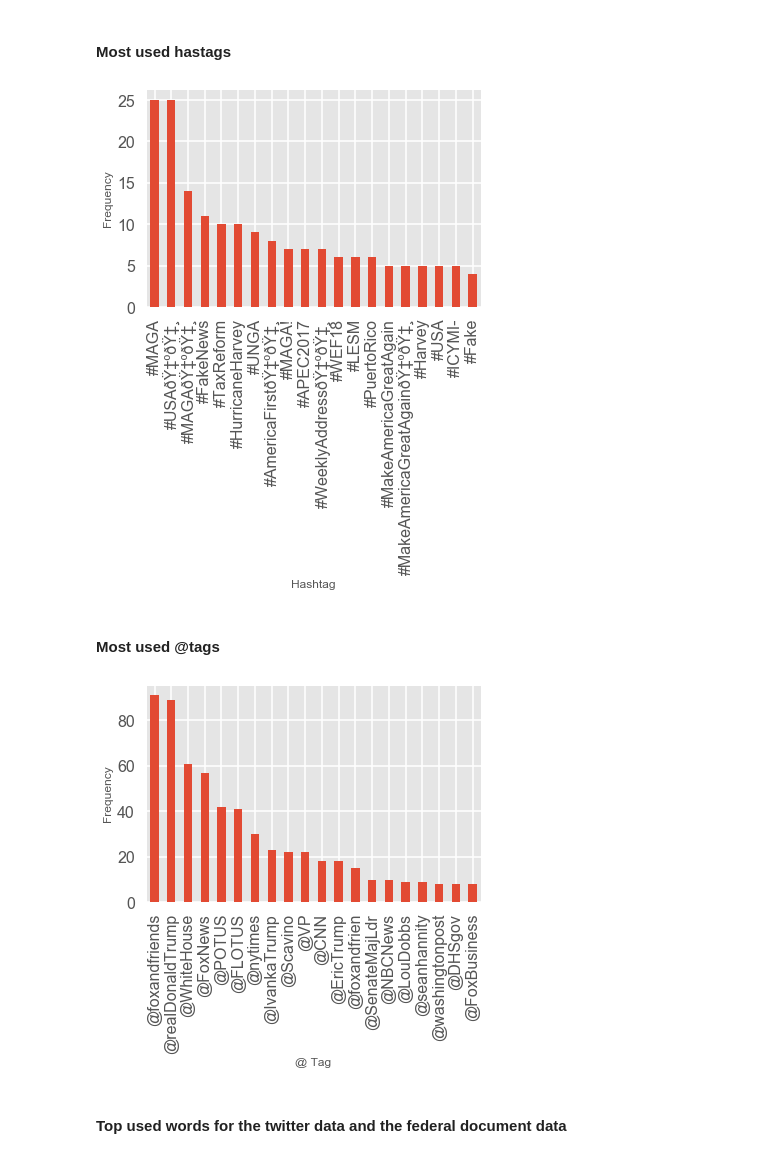
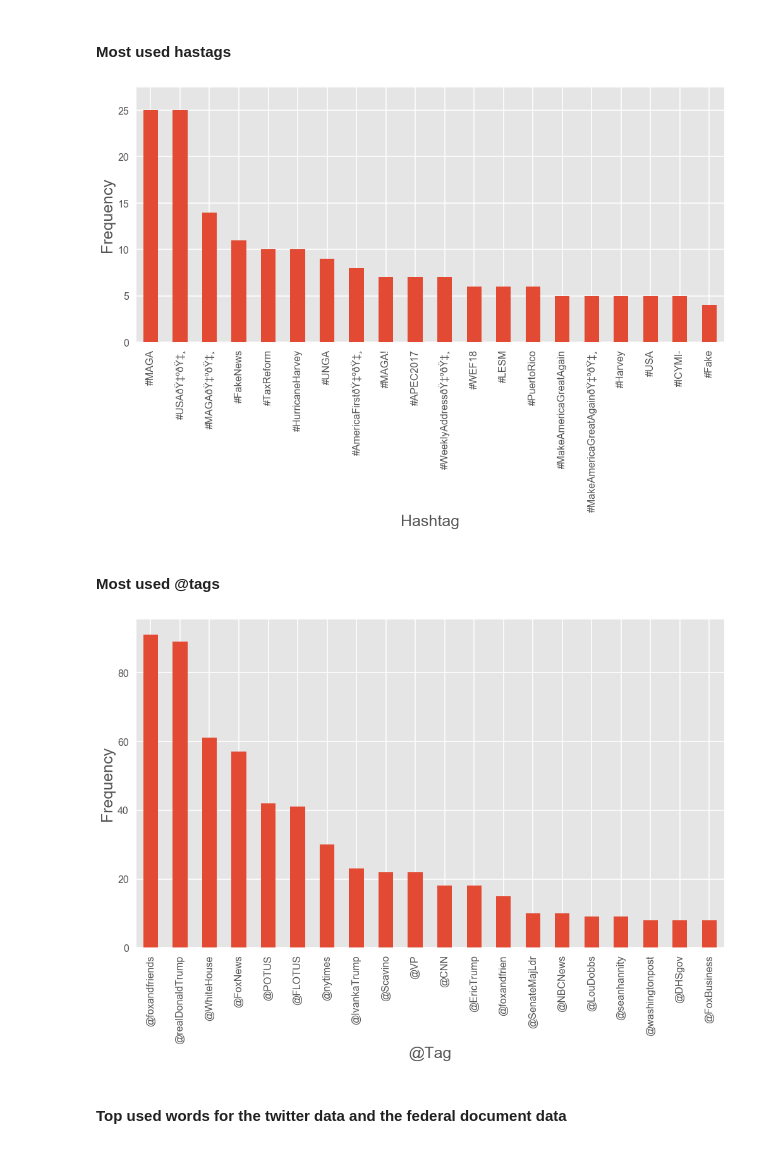
Before and after one commit to mtchem/Twitter-Politics, a Jupyter notebook: NLP-comparing-tweets-fed_docs.ipynb, the cells around one changed output. Drawn from its saved outputs; the diff is of its cells as text; code cells hidden in the pictures.

Commit message:
added figures to presentation

```diff
--- a/NLP-comparing-tweets-fed_docs.ipynb
+++ b/NLP-comparing-tweets-fed_docs.ipynb
@@ -264,21 +276,32 @@ at_tags_top20 = at_tag_freq.most_common(20)
 # %%
 # frequency plot for the most used hashtags
 df = pd.DataFrame(hashtag_top20, columns=['Hashtag', 'frequency'])
-df.plot(kind='bar', x='Hashtag',legend=None)
-plt.ylabel('Frequency')
+ax = df.plot(kind='bar', x='Hashtag',legend=None,figsize=(14,10))
+# change tick markes
+plt.tick_params(top='off', bottom = 'on', left = 'on', right = 'off', labelleft = 'on', labelbottom = 'on')
+#plt.xticks(rotation=45)
+plt.ylabel('Frequency', fontsize=25)
+plt.xlabel('Hashtag', fontsize=25)
+plt.tight_layout()
+ax.set_ylim([0,27.5])
 plt.show()
 # %% [output]
-[figure, old version]
+[figure, new version]
 # %% [markdown]
 #### Most used @tags
 # %%
 # frequency plot for the most used @ tags
 df = pd.DataFrame(at_tags_top20, columns=['@ Tag', 'frequency'])
-df.plot(kind='bar', x='@ Tag',legend=None)
-plt.ylabel('Frequency')
+ax = df.plot(kind='bar', x='@ Tag',legend=None, figsize=(14,10))
+# change tick markes
+plt.tick_params(top='off', bottom = 'on', left = 'on', right = 'off', labelleft = 'on', labelbottom = 'on')
+#plt.xticks(rotation=45)
+plt.ylabel('Frequency', fontsize=25)
+plt.xlabel('@Tag', fontsize=25)
+plt.tight_layout()
 plt.show()
 # %% [output]
-[figure, old version]
+[figure, new version]
 # %% [markdown]
 #### Top used words for the twitter data and the federal document data
 # %%
```
Also changed, not shown: parts of 16 cells of this notebook, 15 other files.
